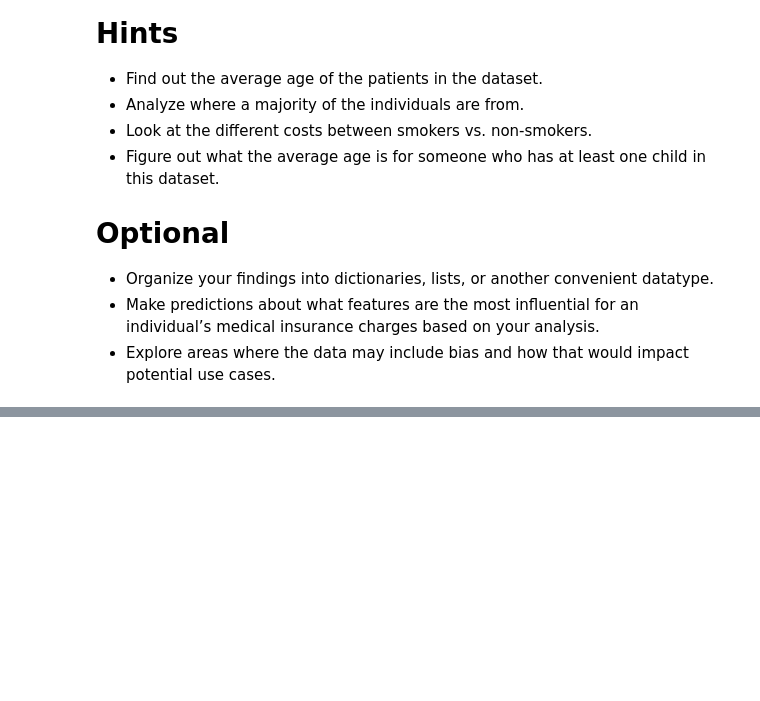
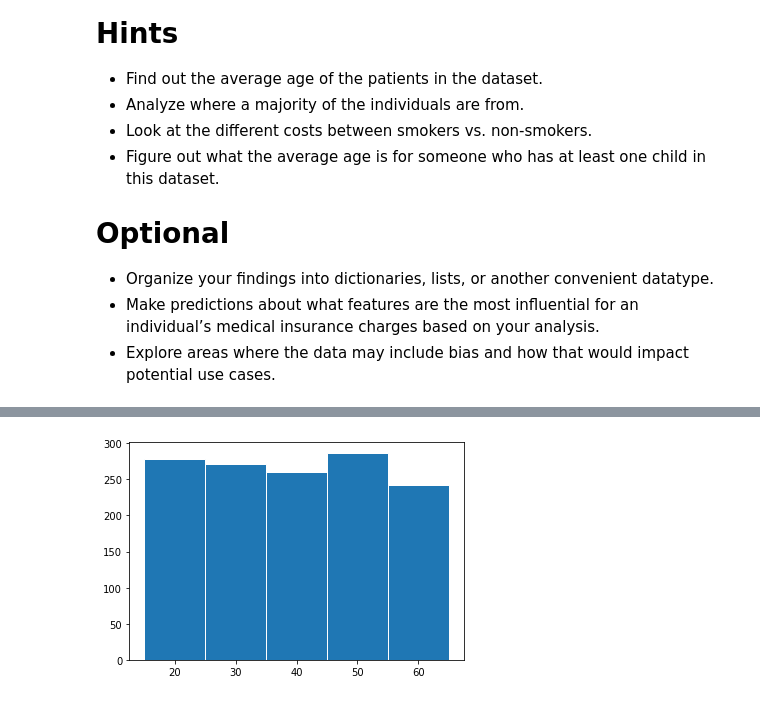
Before and after one commit to Klaynie/Learning-Python, a Jupyter notebook: Learning-Python/Codecademy/US_Medical_Insurance/us-medical-insurance-costs.ipynb, the cells around one changed output, grey strips where cells are left out. Saved outputs shown, nothing was run; the diff lists cells and outputs as text; code cells hidden in the pictures; blank space fills up the shorter version.

```diff
--- a/Learning-Python/Codecademy/US_Medical_Insurance/us-medical-insurance-costs.ipynb
+++ b/Learning-Python/Codecademy/US_Medical_Insurance/us-medical-insurance-costs.ipynb
@@ -68,0 +76,5 @@ df.describe()
+# %%
+plt.hist(x=df['age'], bins=[15, 25, 35, 45, 55, 65], edgecolor='white', linewidth=1)
+plt.show()
+# %% [output]
+[figure, added]
```
Also changed, not shown: parts of 1 cell of this notebook.
